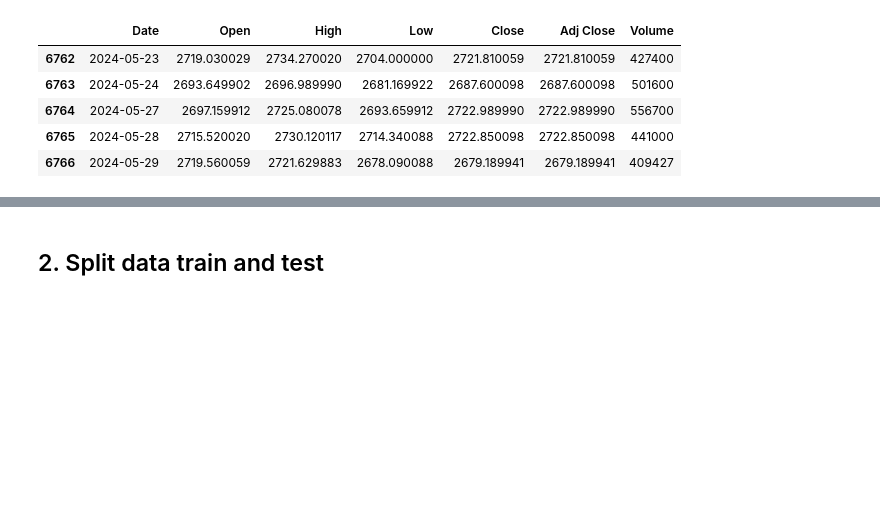
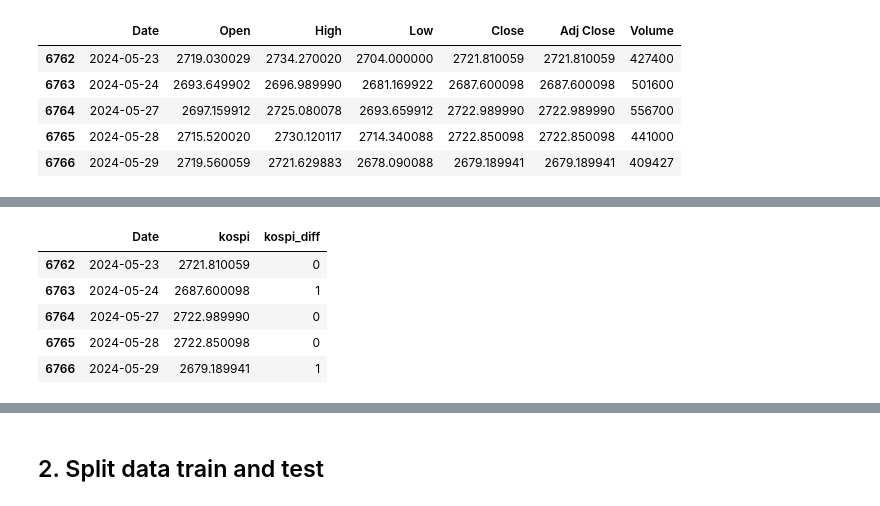
Before and after one commit to alan-kwak/CAIO6_team11, a Jupyter notebook: transformer_cls_token_kospi_only_1970_window_input.ipynb, the cells around one changed output, grey strips where cells are left out. Cells and saved outputs as stored; diff of their text form; code cells hidden in the pictures; blank space fills up the shorter version.

```diff
--- a/transformer_cls_token_kospi_only_1970_window_input.ipynb
+++ b/transformer_cls_token_kospi_only_1970_window_input.ipynb
@@ -37,3 +48,14 @@ df.head()
+# %%
+df = df.drop(['Open', 'High', 'Low', 'Close', 'Volume', 'kospi_shift'], axis=1)
+df.columns = ['Date', 'kospi', 'kospi_diff']
+df.tail()
+# %% [output]
+|  | Date | kospi | kospi_diff |
+| 6762 | 2024-05-23 | 2721.810059 | 0 |
+| 6763 | 2024-05-24 | 2687.600098 | 1 |
+| 6764 | 2024-05-27 | 2722.989990 | 0 |
+| 6765 | 2024-05-28 | 2722.850098 | 0 |
+| 6766 | 2024-05-29 | 2679.189941 | 1 |
 # %%
 col_names = df.columns.values
 print(col_names)
```
Also changed, not shown: parts of 20 cells of this notebook, 2 other files.
